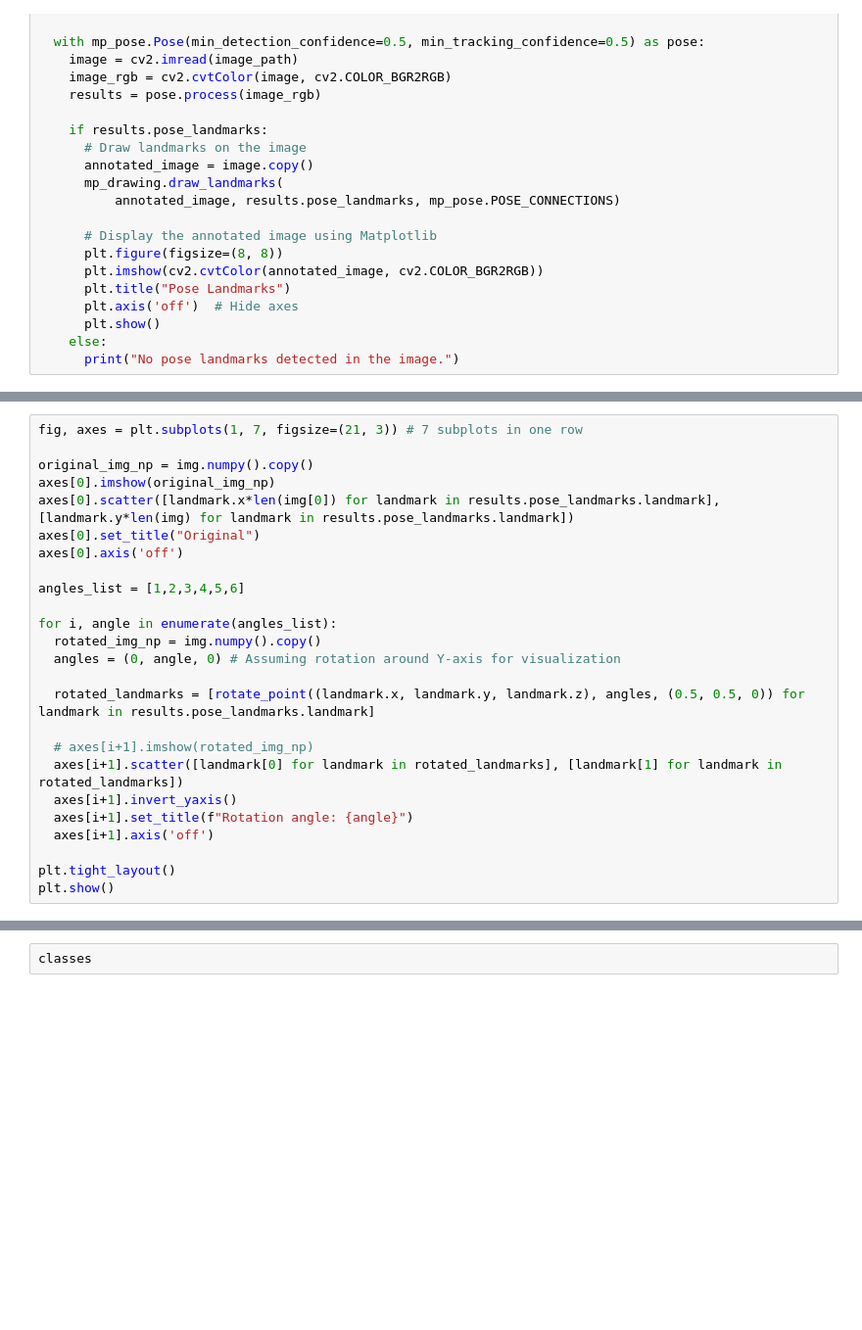
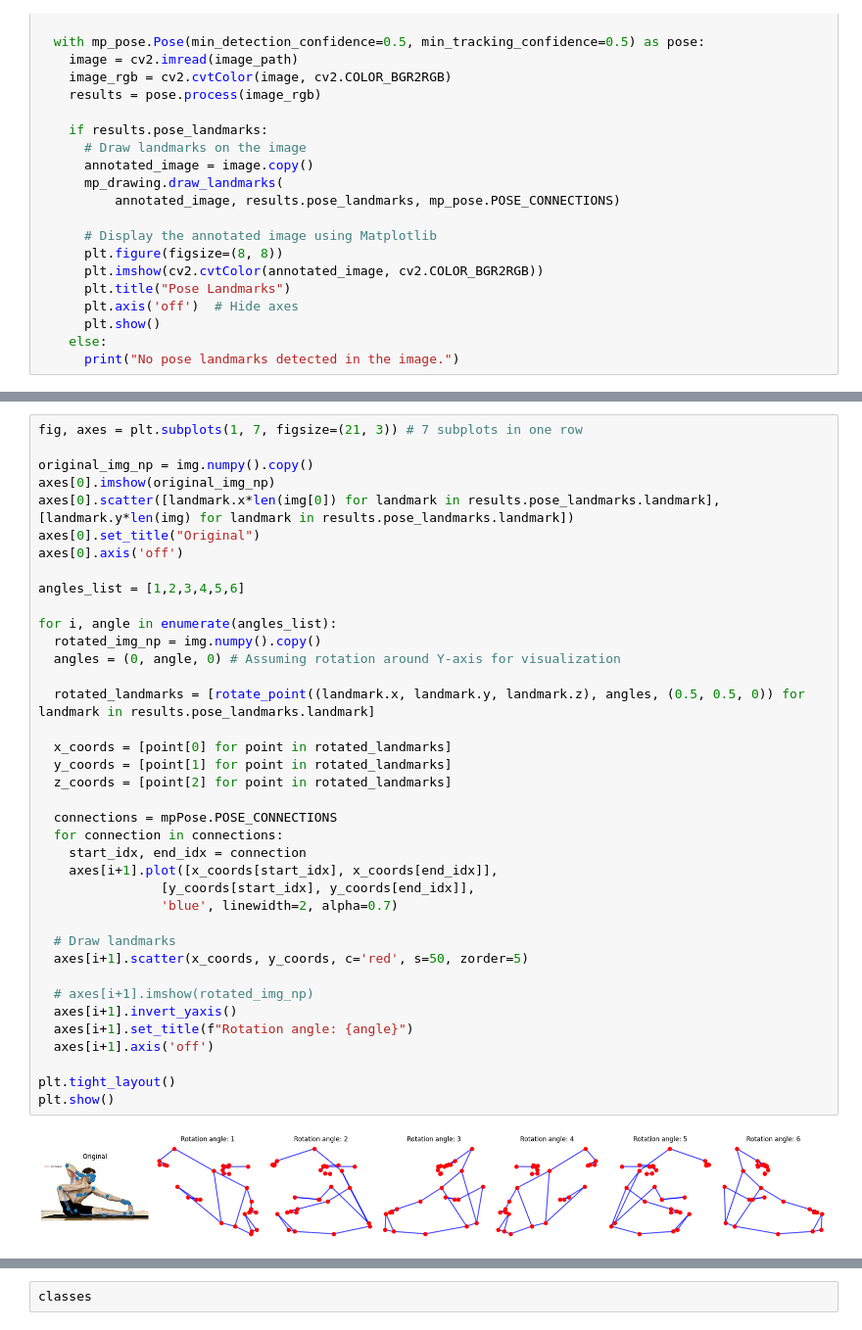
Before and after one commit to anmolkhurana490/Yoga-Posture-Recognition-and-Correction-System, a Jupyter notebook: ai_yoga_trainer.ipynb, the cells around one changed output, grey strips where cells are left out. Shown at 98% size. Cells and saved outputs as stored; diff of their text form; blank space fills up the shorter version.

```diff
--- a/ai_yoga_trainer.ipynb
+++ b/ai_yoga_trainer.ipynb
@@ -135,28 +131,43 @@ plt.axis('off')
 # %%
 fig, axes = plt.subplots(1, 7, figsize=(21, 3)) # 7 subplots in one row
 
 original_img_np = img.numpy().copy()
 axes[0].imshow(original_img_np)
 axes[0].scatter([landmark.x*len(img[0]) for landmark in results.pose_landmarks.landmark], [landmark.y*len(img) for landmark in results.pose_landmarks.landmark])
 axes[0].set_title("Original")
 axes[0].axis('off')
 
 angles_list = [1,2,3,4,5,6]
 
 for i, angle in enumerate(angles_list):
   rotated_img_np = img.numpy().copy()
   angles = (0, angle, 0) # Assuming rotation around Y-axis for visualization
 
   rotated_landmarks = [rotate_point((landmark.x, landmark.y, landmark.z), angles, (0.5, 0.5, 0)) for landmark in results.pose_landmarks.landmark]
 
+  x_coords = [point[0] for point in rotated_landmarks]
+  y_coords = [point[1] for point in rotated_landmarks]
+  z_coords = [point[2] for point in rotated_landmarks]
+
+  connections = mpPose.POSE_CONNECTIONS
+  for connection in connections:
+    start_idx, end_idx = connection
+    axes[i+1].plot([x_coords[start_idx], x_coords[end_idx]],
+                [y_coords[start_idx], y_coords[end_idx]],
+                'blue', linewidth=2, alpha=0.7)
+
+  # Draw landmarks
+  axes[i+1].scatter(x_coords, y_coords, c='red', s=50, zorder=5)
+
   # axes[i+1].imshow(rotated_img_np)
-  axes[i+1].scatter([landmark[0] for landmark in rotated_landmarks], [landmark[1] for landmark in rotated_landmarks])
   axes[i+1].invert_yaxis()
   axes[i+1].set_title(f"Rotation angle: {angle}")
   axes[i+1].axis('off')
 
 plt.tight_layout()
 plt.show()
+# %% [output]
+[figure, added]
 # %%
 classes = np.unique(os.listdir(validation_dir))
 num_classes = len(classes)
```
Also changed, not shown: parts of 13 cells of this notebook.
